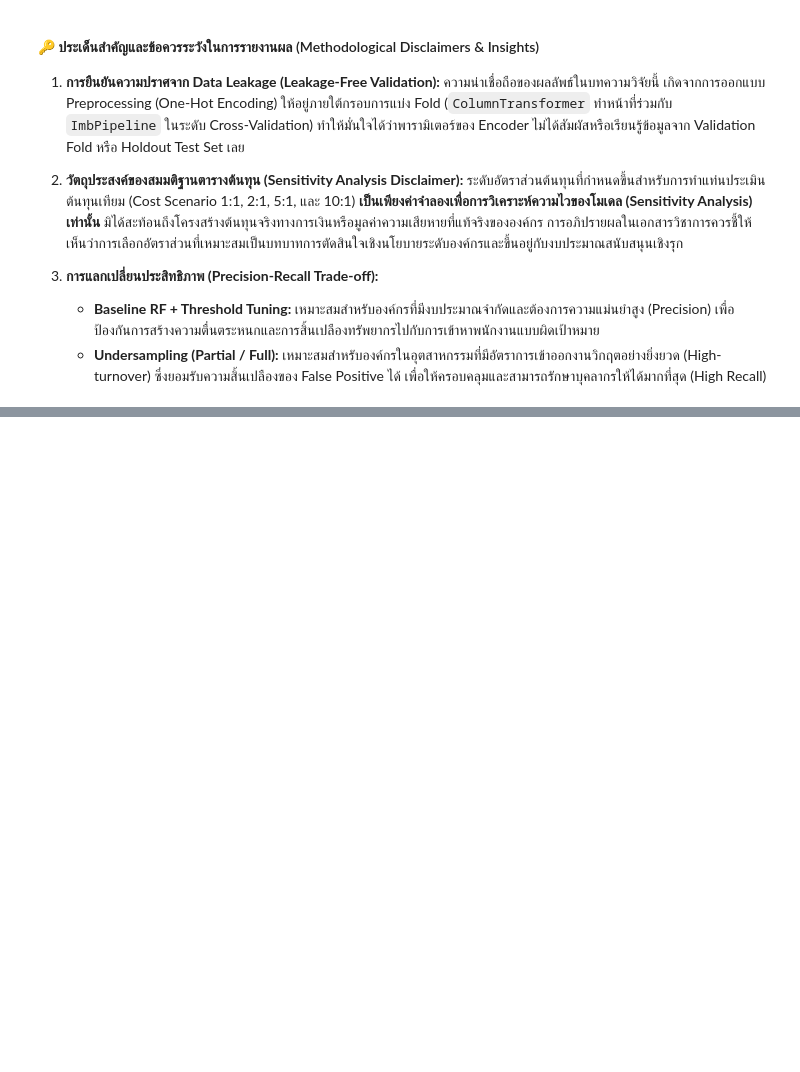
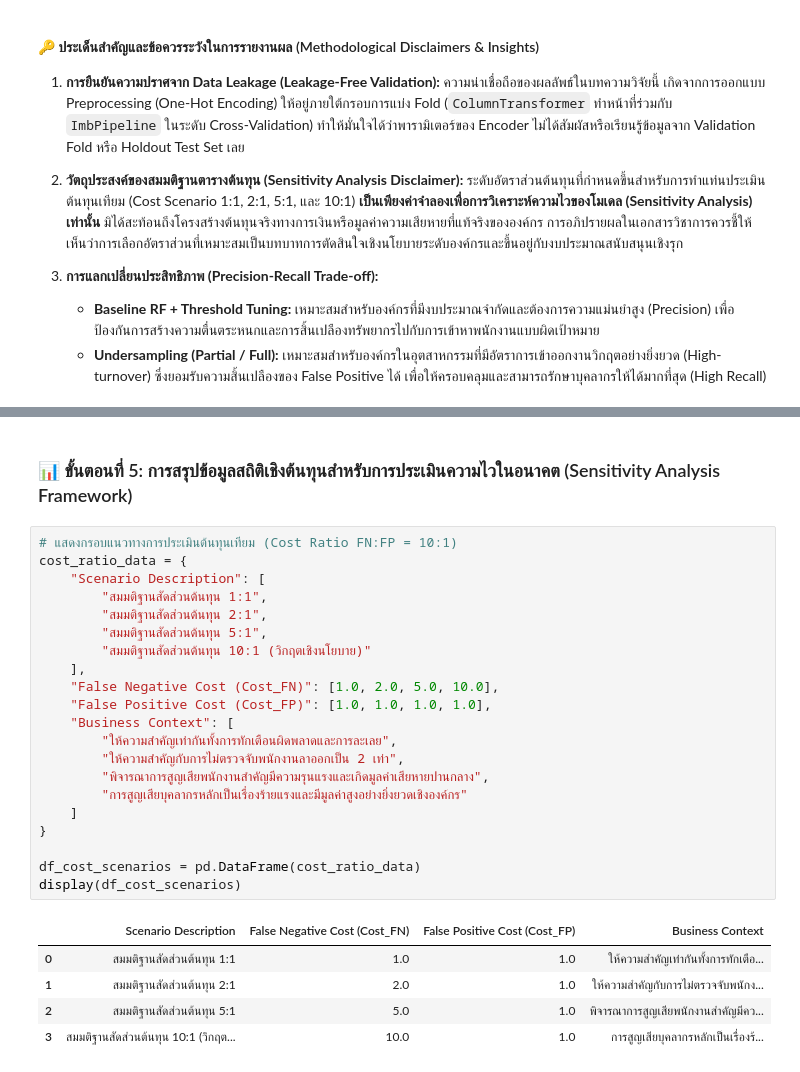
Before and after one commit to rtmyy/master-is-project, a Jupyter notebook: kaggle_dataset.ipynb, the cells around one changed output, grey strips where cells are left out. Drawn from its saved outputs; the diff is of its cells as text; blank space fills up the shorter version.

```diff
--- a/kaggle_dataset.ipynb
+++ b/kaggle_dataset.ipynb
@@ -2229,0 +2376,29 @@ display(df_summary_nested_clean)
+# %% [markdown]
+### 📊 ขั้นตอนที่ 5: การสรุปข้อมูลสถิติเชิงต้นทุนสำหรับการประเมินความไวในอนาคต (Sensitivity Analysis Framework)
+# %%
+# แสดงกรอบแนวทางการประเมินต้นทุนเทียม (Cost Ratio FN:FP = 10:1)
+cost_ratio_data = {
+    "Scenario Description": [
+        "สมมติฐานสัดส่วนต้นทุน 1:1",
+        "สมมติฐานสัดส่วนต้นทุน 2:1",
+        "สมมติฐานสัดส่วนต้นทุน 5:1",
+        "สมมติฐานสัดส่วนต้นทุน 10:1 (วิกฤตเชิงนโยบาย)"
+    ],
+    "False Negative Cost (Cost_FN)": [1.0, 2.0, 5.0, 10.0],
+    "False Positive Cost (Cost_FP)": [1.0, 1.0, 1.0, 1.0],
+    "Business Context": [
+        "ให้ความสำคัญเท่ากันทั้งการทักเตือนผิดพลาดและการละเลย",
+        "ให้ความสำคัญกับการไม่ตรวจจับพนักงานลาออกเป็น 2 เท่า",
+        "พิจารณาการสูญเสียพนักงานสำคัญมีความรุนแรงและเกิดมูลค่าเสียหายปานกลาง",
+        "การสูญเสียบุคลากรหลักเป็นเรื่องร้ายแรงและมีมูลค่าสูงอย่างยิ่งยวดเชิงองค์กร"
+    ]
+}
+
+df_cost_scenarios = pd.DataFrame(cost_ratio_data)
+display(df_cost_scenarios)
+# %% [output]
+|  | Scenario Description | False Negative Cost (Cost_FN) | False Positive Cost (Cost_FP) | Business Context |
+| 0 | สมมติฐานสัดส่วนต้นทุน 1:1 | 1.0 | 1.0 | ให้ความสำคัญเท่ากันทั้งการทักเตือ... |
+| 1 | สมมติฐานสัดส่วนต้นทุน 2:1 | 2.0 | 1.0 | ให้ความสำคัญกับการไม่ตรวจจับพนักง... |
+| 2 | สมมติฐานสัดส่วนต้นทุน 5:1 | 5.0 | 1.0 | พิจารณาการสูญเสียพนักงานสำคัญมีคว... |
+| 3 | สมมติฐานสัดส่วนต้นทุน 10:1 (วิกฤต... | 10.0 | 1.0 | การสูญเสียบุคลากรหลักเป็นเรื่องร้... |
```
Also changed, not shown: parts of 10 cells of this notebook.
